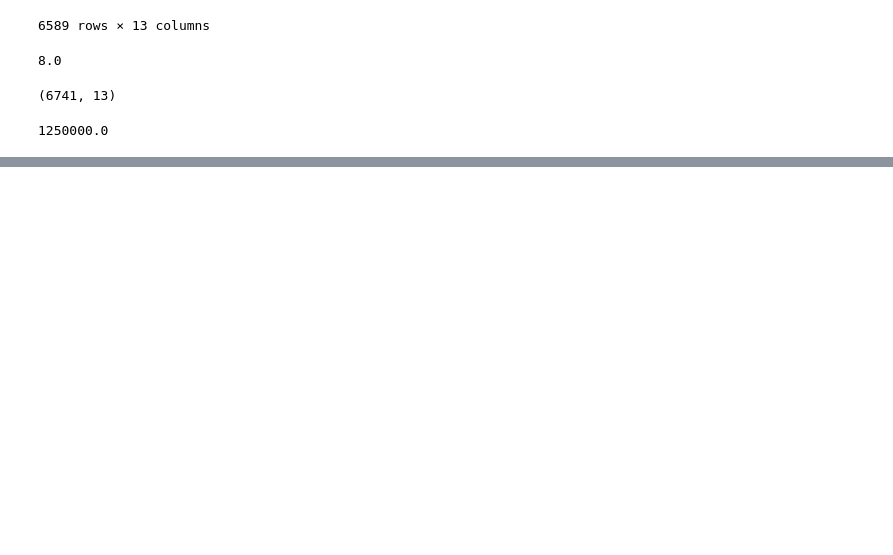
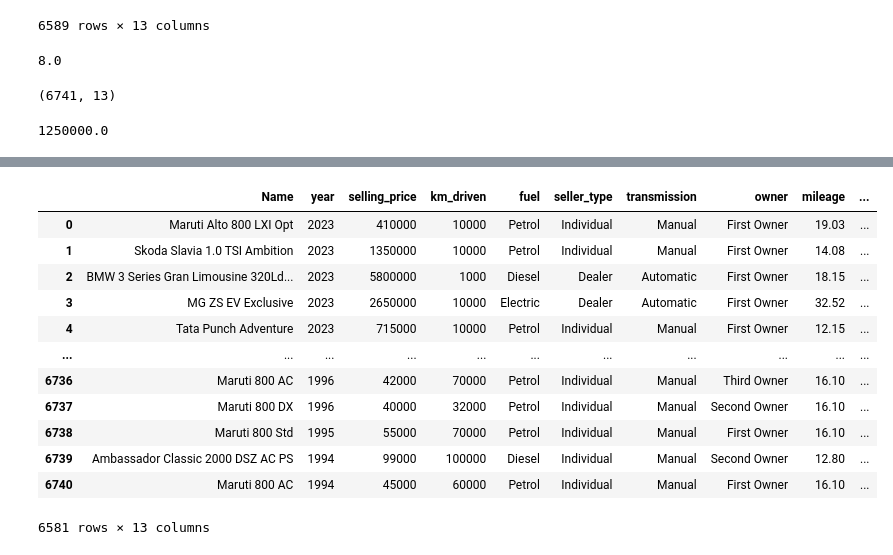
Before and after one commit to aruncb2/pandas, a Jupyter notebook: reading_files_to_df.ipynb, the cells around one changed output, grey strips where cells are left out. Drawn from its saved outputs; the diff is of its cells as text; code cells hidden in the pictures; blank space fills up the shorter version.

Commit message:
new methode replace

```diff
--- a/reading_files_to_df.ipynb
+++ b/reading_files_to_df.ipynb
@@ -331,0 +387,2 @@ dic1
+# %%
+df['mileage']=df['mileage'].str.strip("kmpl/g ")
@@ -331,0 +395,3 @@ dic1
+# %%
+df['mileage']=df['mileage'].astype(float)
+df['mileage'].dtype
@@ -331,0 +405,2 @@ dic1
+# %%
+df['max_power']=df['max_power'].astype(float)
@@ -331,0 +409,4 @@ dic1
+# %%
+df['max_power']=df['max_power'].replace('',np.nan)
+df.isna().sum()
+df.dropna(inplace=True)
@@ -331,0 +423,16 @@ dic1
+# %%
+df
+# %% [output]
+|  | Name | year | selling_price | km_driven | fuel | seller_type | transmission | owner | mileage | ... |
+| 0 | Maruti Alto 800 LXI Opt | 2023 | 410000 | 10000 | Petrol | Individual | Manual | First Owner | 19.03 | ... |
+| 1 | Skoda Slavia 1.0 TSI Ambition | 2023 | 1350000 | 10000 | Petrol | Individual | Manual | First Owner | 14.08 | ... |
+| 2 | BMW 3 Series Gran Limousine 320Ld... | 2023 | 5800000 | 1000 | Diesel | Dealer | Automatic | First Owner | 18.15 | ... |
+| 3 | MG ZS EV Exclusive | 2023 | 2650000 | 10000 | Electric | Dealer | Automatic | First Owner | 32.52 | ... |
+| 4 | Tata Punch Adventure | 2023 | 715000 | 10000 | Petrol | Individual | Manual | First Owner | 12.15 | ... |
+| ... | ... | ... | ... | ... | ... | ... | ... | ... | ... | ... |
+| 6736 | Maruti 800 AC | 1996 | 42000 | 70000 | Petrol | Individual | Manual | Third Owner | 16.10 | ... |
+| 6737 | Maruti 800 DX | 1996 | 40000 | 32000 | Petrol | Individual | Manual | Second Owner | 16.10 | ... |
+| 6738 | Maruti 800 Std | 1995 | 55000 | 70000 | Petrol | Individual | Manual | First Owner | 16.10 | ... |
+| 6739 | Ambassador Classic 2000 DSZ AC PS | 1994 | 99000 | 100000 | Diesel | Individual | Manual | Second Owner | 12.80 | ... |
+| 6740 | Maruti 800 AC | 1994 | 45000 | 60000 | Petrol | Individual | Manual | First Owner | 16.10 | ... |
+6581 rows × 13 columns
```
Also changed, not shown: parts of 19 cells of this notebook.
